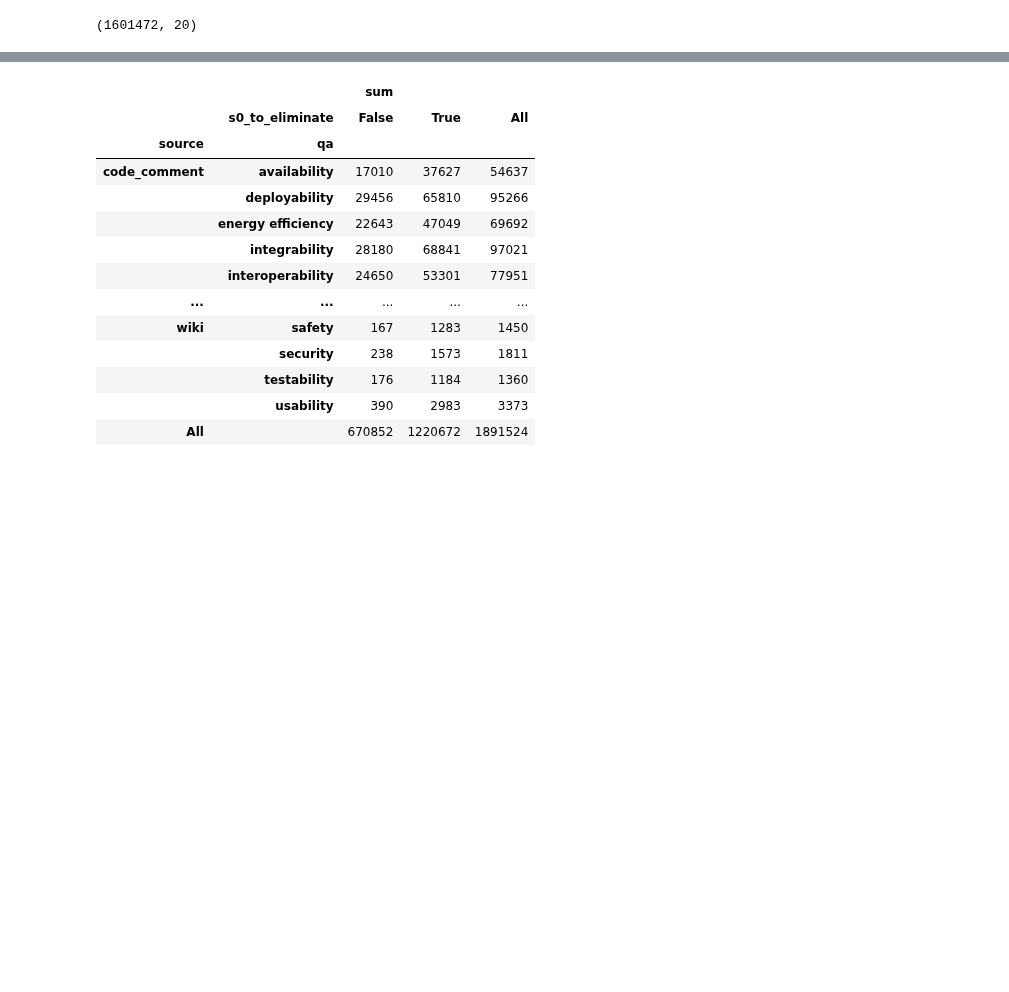
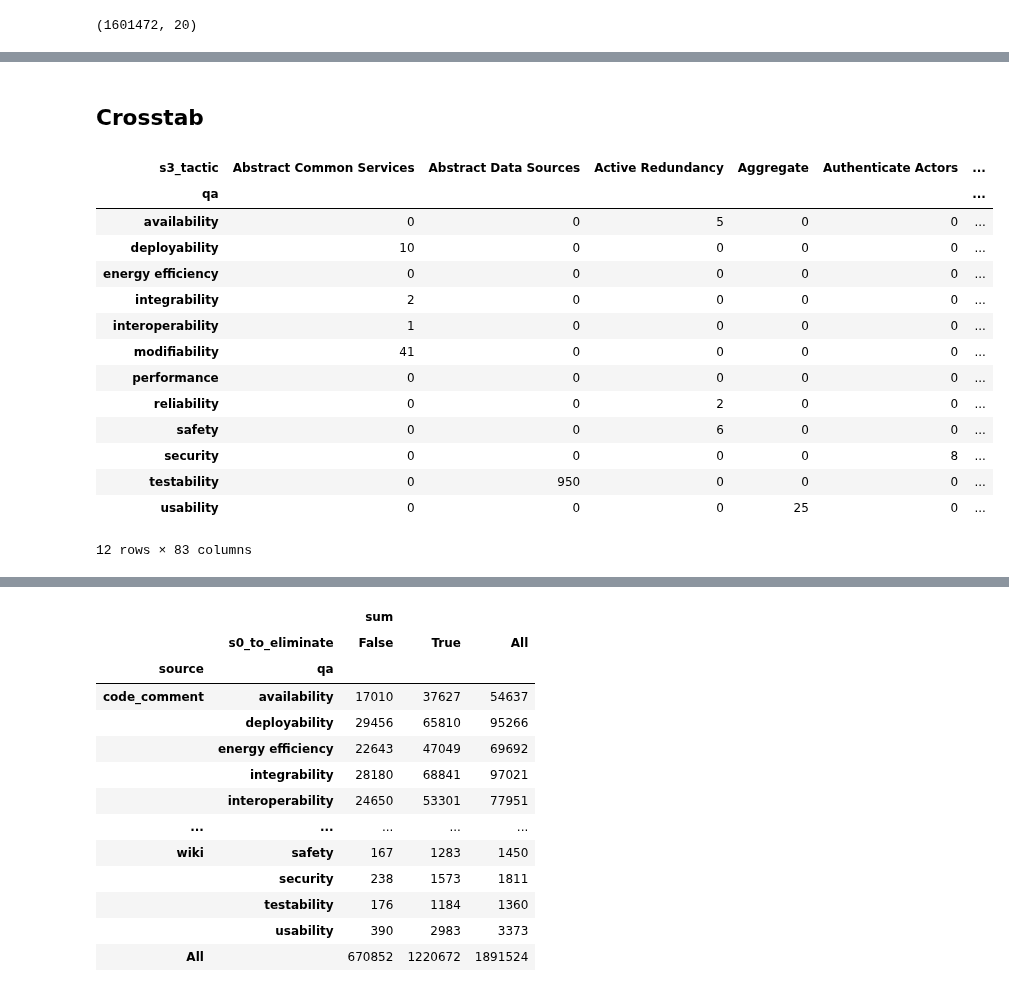
Before and after one commit to dmitrijs-voronovs/scientific-software-architecture-analysis, a Jupyter notebook: processing_pipeline/analysis/merged.ipynb, the cells around one changed output, grey strips where cells are left out. Drawn from its saved outputs; the diff is of its cells as text; code cells hidden in the pictures; blank space fills up the shorter version.

```diff
--- a/processing_pipeline/analysis/merged.ipynb
+++ b/processing_pipeline/analysis/merged.ipynb
@@ -37,0 +147,24 @@ df.head()
+# %% [markdown]
+## Crosstab
+# %%
+import pandas as pd
+
+df_tactics = df[df['s3_passed'] == True]
+tactic_crosstab = pd.crosstab(df_tactics['qa'], df_tactics['s3_tactic'])
+tactic_crosstab
+# %% [output]
+| s3_tactic | Abstract Common Services | Abstract Data Sources | Active Redundancy | Aggregate | Authenticate Actors | ... |
+| qa |  |  |  |  |  | ... |
+| availability | 0 | 0 | 5 | 0 | 0 | ... |
+| deployability | 10 | 0 | 0 | 0 | 0 | ... |
+| energy efficiency | 0 | 0 | 0 | 0 | 0 | ... |
+| integrability | 2 | 0 | 0 | 0 | 0 | ... |
+| interoperability | 1 | 0 | 0 | 0 | 0 | ... |
+| modifiability | 41 | 0 | 0 | 0 | 0 | ... |
+| performance | 0 | 0 | 0 | 0 | 0 | ... |
+| reliability | 0 | 0 | 2 | 0 | 0 | ... |
+| safety | 0 | 0 | 6 | 0 | 0 | ... |
+| security | 0 | 0 | 0 | 0 | 8 | ... |
+| testability | 0 | 950 | 0 | 0 | 0 | ... |
+| usability | 0 | 0 | 0 | 25 | 0 | ... |
+12 rows × 83 columns
```
Also changed, not shown: parts of 24 cells of this notebook, 3 other files.
